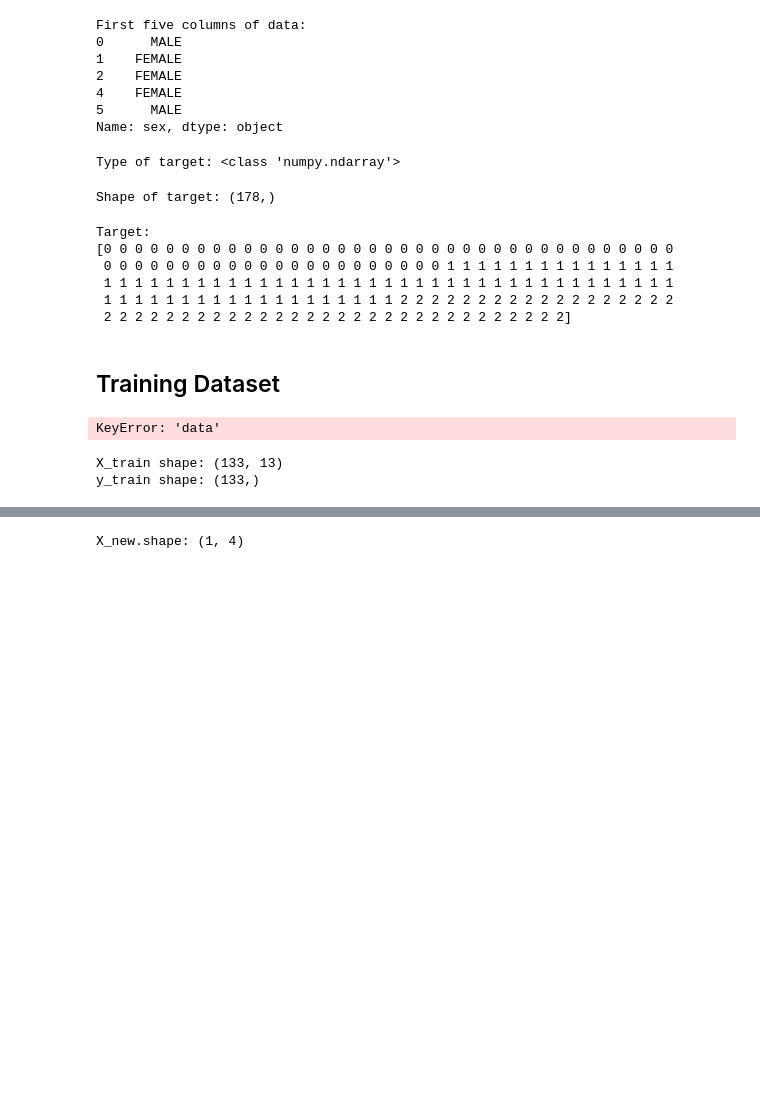
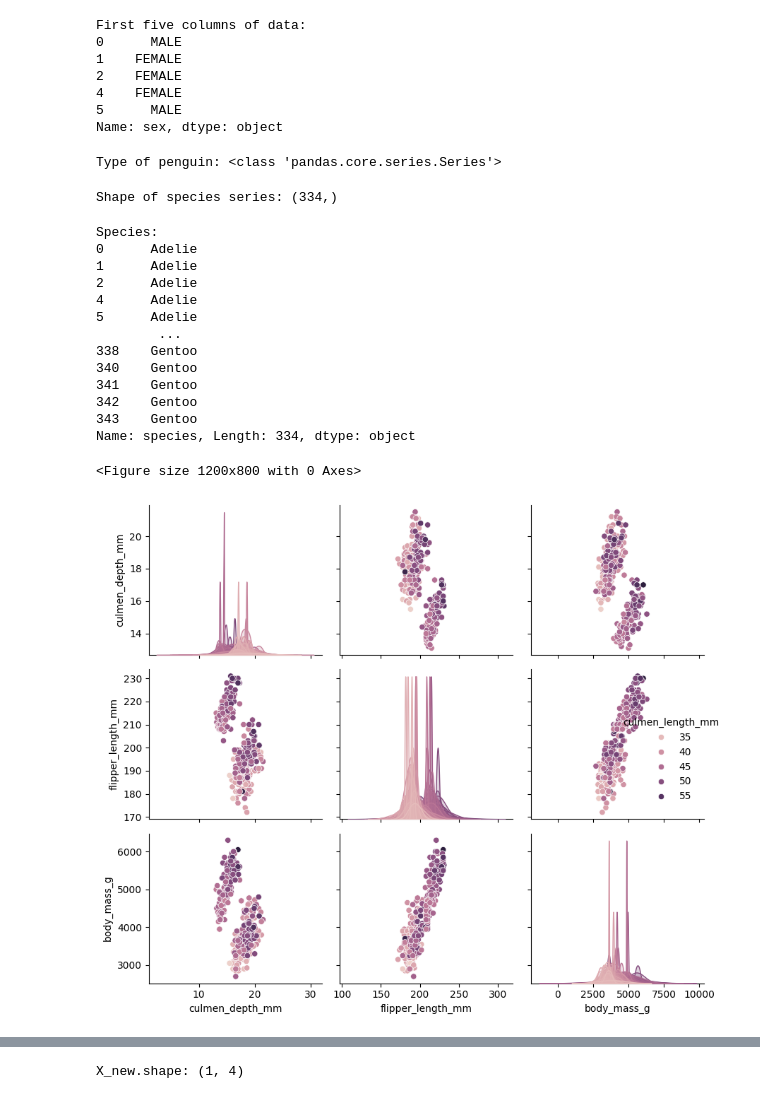
Before and after one commit to SMahabeer/PDAN-ICE-1, a Jupyter notebook: ICE1.ipynb, the cells around one changed output, grey strips where cells are left out. Cells and saved outputs as stored; diff of their text form; code cells hidden in the pictures; blank space fills up the shorter version.

```diff
--- a/ICE1.ipynb
+++ b/ICE1.ipynb
@@ -131,21 +141,33 @@ First five columns of data:
 5      MALE
 Name: sex, dtype: object
 # %%
-print("Type of target: {}".format(type(ds['target'])))
+print("Type of penguin: {}".format(type(ds2['species'])))
 # %% [output]
-Type of target: <class 'numpy.ndarray'>
+Type of penguin: <class 'pandas.core.series.Series'>
 # %%
-print("Shape of target: {}".format(ds['target'].shape))
+print("Shape of species series: {}".format(ds2['species'].shape))
 # %% [output]
-Shape of target: (178,)
+Shape of species series: (334,)
 # %%
-print("Target:\n{}".format(ds['target']))
+print("Species:\n{}".format(ds2['species']))
 # %% [output]
-Target:
-[0 0 0 0 0 0 0 0 0 0 0 0 0 0 0 0 0 0 0 0 0 0 0 0 0 0 0 0 0 0 0 0 0 0 0 0 0
- 0 0 0 0 0 0 0 0 0 0 0 0 0 0 0 0 0 0 0 0 0 0 1 1 1 1 1 1 1 1 1 1 1 1 1 1 1
- 1 1 1 1 1 1 1 1 1 1 1 1 1 1 1 1 1 1 1 1 1 1 1 1 1 1 1 1 1 1 1 1 1 1 1 1 1
- 1 1 1 1 1 1 1 1 1 1 1 1 1 1 1 1 1 1 1 2 2 2 2 2 2 2 2 2 2 2 2 2 2 2 2 2 2
- 2 2 2 2 2 2 2 2 2 2 2 2 2 2 2 2 2 2 2 2 2 2 2 2 2 2 2 2 2 2]
+Species:
+0      Adelie
+1      Adelie
+2      Adelie
+4      Adelie
+5      Adelie
+        ...
+338    Gentoo
+340    Gentoo
+341    Gentoo
+342    Gentoo
+343    Gentoo
+Name: species, Length: 334, dtype: object
-# %% [markdown]
-## Training Dataset
+# %%
+plt.figure(figsize=(12, 8))
+sns.pairplot(ds2, hue="culmen_length_mm")
+plt.tight_layout()
+# %% [output]
+<Figure size 1200x800 with 0 Axes>
+[figure, added]
@@ -152,14 +179,5 @@ Target:
 # %%
-X_train, X_test, y_train, y_test = train_test_split(
-ds2['data'], ds['target'], random_state=0)
+X_train, X_test, y_train, y_test = train_test_split(X, y, test_size=0.3, random_state=42)
-# %% [output]
-KeyError: 'data'
-# %%
-print("X_train shape: {}".format(X_train.shape))
-print("y_train shape: {}".format(y_train.shape))
-# %% [output]
-X_train shape: (133, 13)
-y_train shape: (133,)
 # %%
 print("X_test shape: {}".format(X_test.shape))
 print("y_test shape: {}".format(y_test.shape))
```
Also changed, not shown: parts of 14 cells of this notebook.
